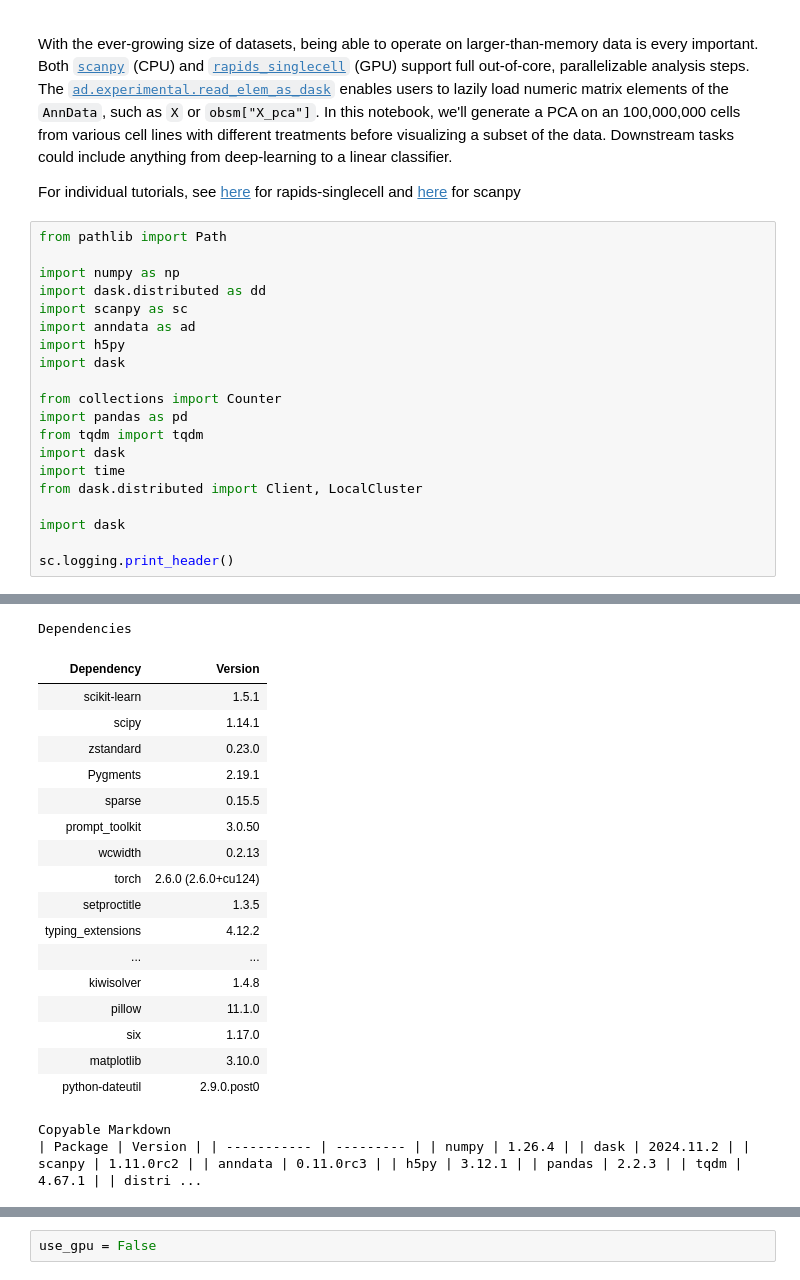
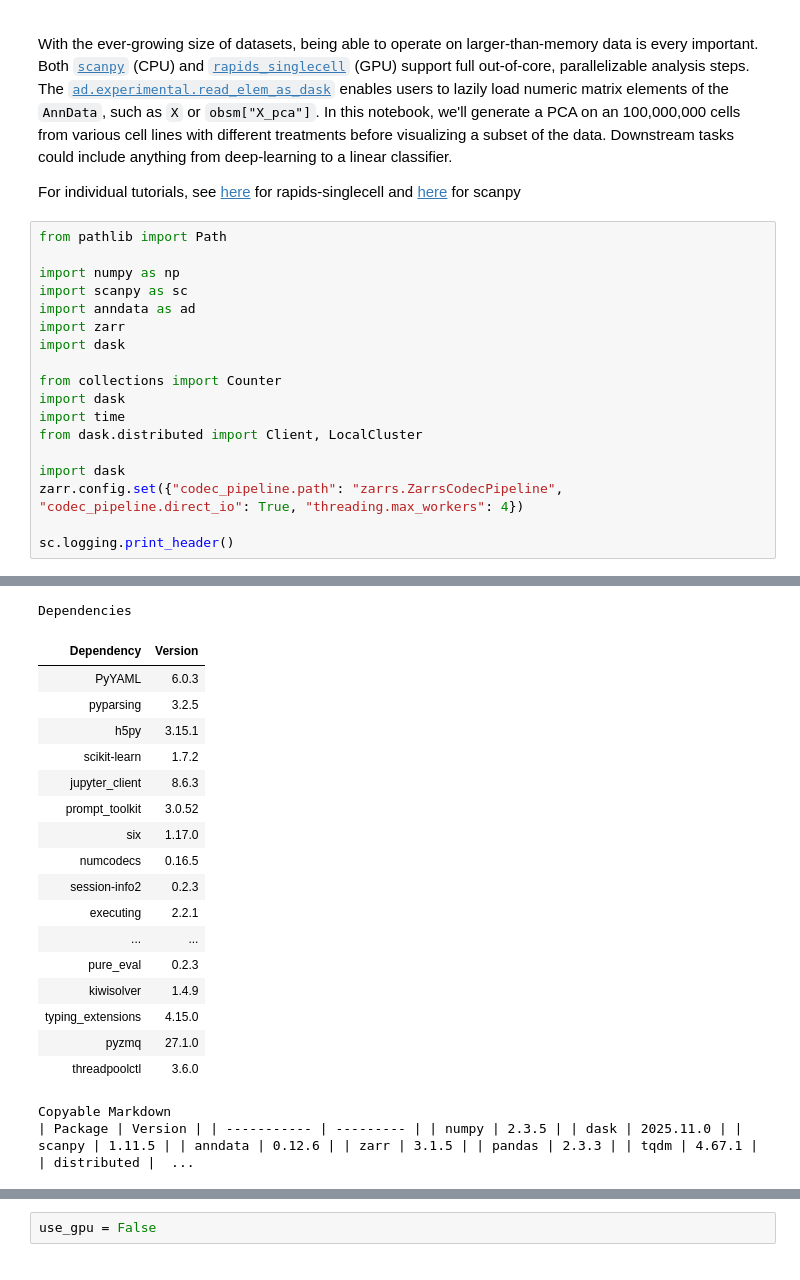
Before and after one commit to theislab/vevo_Tahoe_100m_analysis, a Jupyter notebook: notebooks/vevo_100m_pca.ipynb, the cells around one changed output, grey strips where cells are left out. Saved outputs shown, nothing was run; the diff lists cells and outputs as text.

```diff
--- a/notebooks/vevo_100m_pca.ipynb
+++ b/notebooks/vevo_100m_pca.ipynb
@@ -8,20 +20,18 @@ For individual tutorials, see [here](https://rapids-singlecell.readthedocs.io/en
 from pathlib import Path
 
 import numpy as np
-import dask.distributed as dd
 import scanpy as sc
 import anndata as ad
-import h5py
+import zarr
 import dask
 
 from collections import Counter
-import pandas as pd
-from tqdm import tqdm
 import dask
 import time
 from dask.distributed import Client, LocalCluster
 
 import dask
+zarr.config.set({"codec_pipeline.path": "zarrs.ZarrsCodecPipeline", "codec_pipeline.direct_io": True, "threading.max_workers": 4})
 
 sc.logging.print_header()
 # %% [output]
@@ -43,23 +53,23 @@ sc.logging.print_header()
 Dependencies
 | Dependency | Version |
-| scikit-learn | 1.5.1 |
-| scipy | 1.14.1 |
-| zstandard | 0.23.0 |
-| Pygments | 2.19.1 |
-| sparse | 0.15.5 |
-| prompt_toolkit | 3.0.50 |
-| wcwidth | 0.2.13 |
-| torch | 2.6.0 (2.6.0+cu124) |
-| setproctitle | 1.3.5 |
-| typing_extensions | 4.12.2 |
+| PyYAML | 6.0.3 |
+| pyparsing | 3.2.5 |
+| h5py | 3.15.1 |
+| scikit-learn | 1.7.2 |
+| jupyter_client | 8.6.3 |
+| prompt_toolkit | 3.0.52 |
+| six | 1.17.0 |
+| numcodecs | 0.16.5 |
+| session-info2 | 0.2.3 |
+| executing | 2.2.1 |
 | ... | ... |
-| kiwisolver | 1.4.8 |
-| pillow | 11.1.0 |
-| six | 1.17.0 |
-| matplotlib | 3.10.0 |
-| python-dateutil | 2.9.0.post0 |
+| pure_eval | 0.2.3 |
+| kiwisolver | 1.4.9 |
+| typing_extensions | 4.15.0 |
+| pyzmq | 27.1.0 |
+| threadpoolctl | 3.6.0 |
 Copyable Markdown
-| Package | Version | | ----------- | --------- | | numpy | 1.26.4 | | dask | 2024.11.2 | | scanpy | 1.11.0rc2 | | anndata | 0.11.0rc3 | | h5py | 3.12.1 | | pandas | 2.2.3 | | tqdm | 4.67.1 | | distri ...
+| Package | Version | | ----------- | --------- | | numpy | 2.3.5 | | dask | 2025.11.0 | | scanpy | 1.11.5 | | anndata | 0.12.6 | | zarr | 3.1.5 | | pandas | 2.3.3 | | tqdm | 4.67.1 | | distributed |  ...
 # %% [markdown]
 ## Technical Notes
 
```
Also changed, not shown: parts of 13 cells of this notebook, 1 other file.
